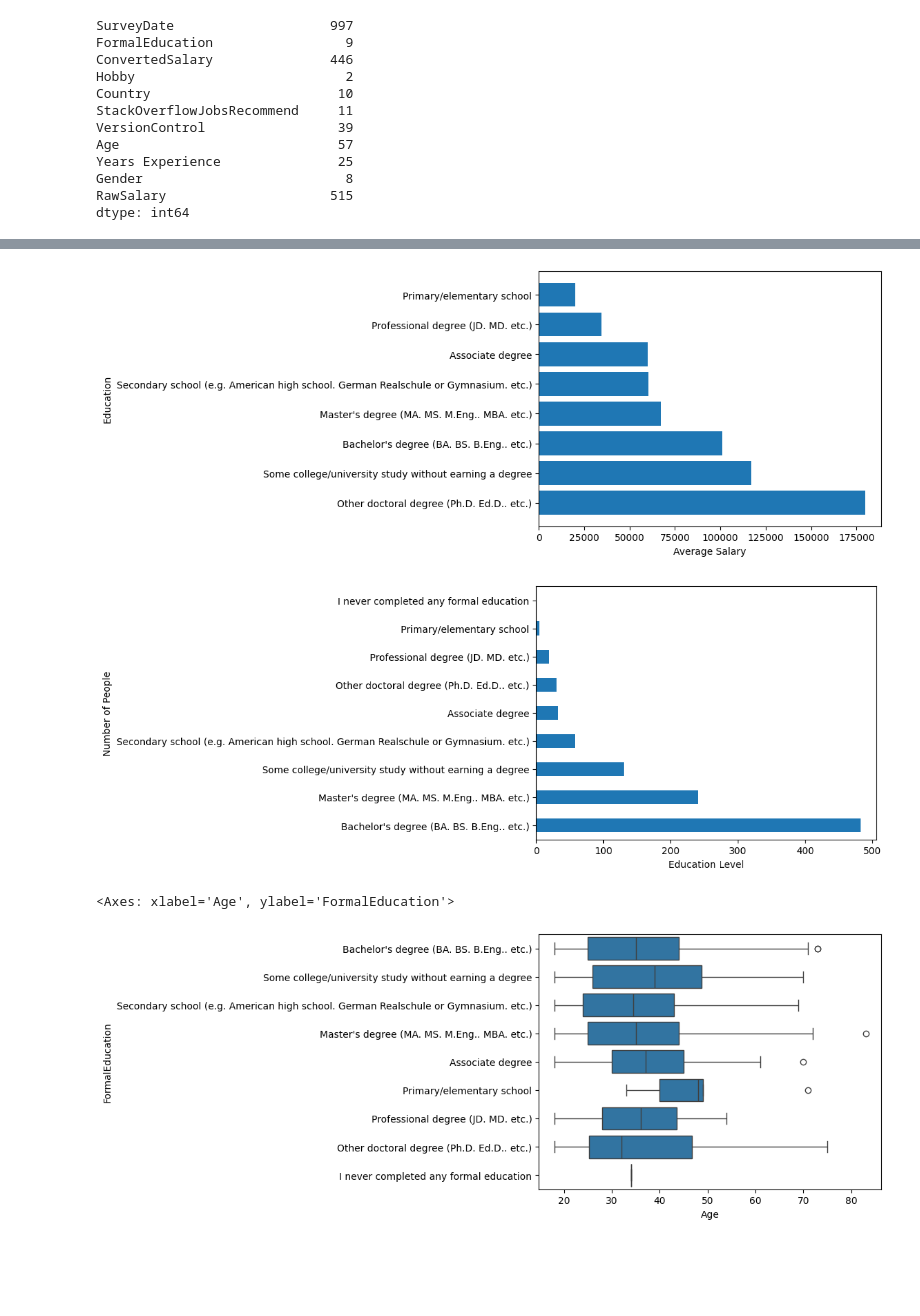
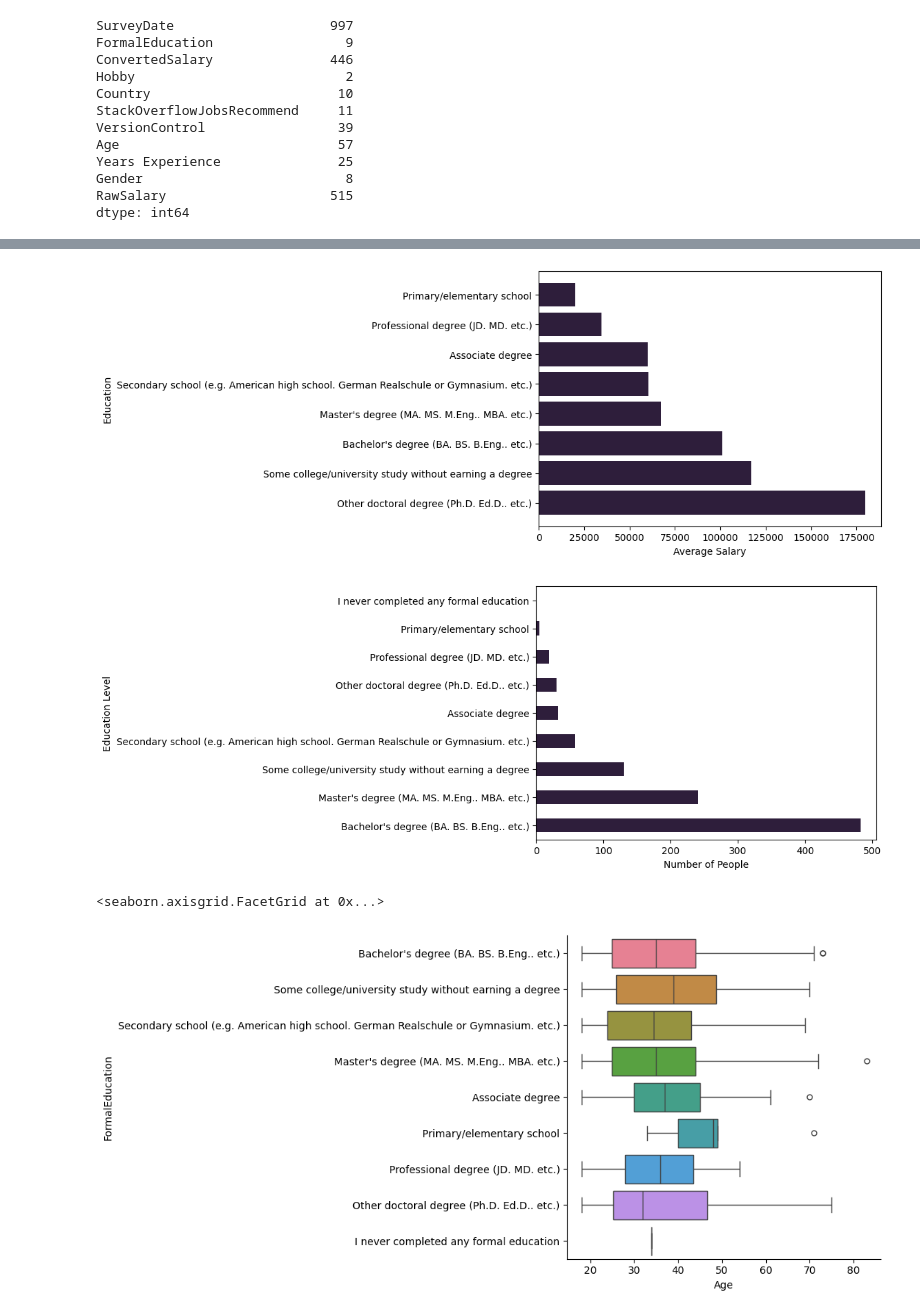
Before and after one commit to Ihaxxxx/Machine-Learning, a Jupyter notebook: Projects/stackoverflow/index.ipynb, the cells around one changed output, grey strips where cells are left out. Drawn from its saved outputs; the diff is of its cells as text; code cells hidden in the pictures; blank space fills up the shorter version.

```diff
--- a/Projects/stackoverflow/index.ipynb
+++ b/Projects/stackoverflow/index.ipynb
@@ -40,3 +41,6 @@ from sklearn.metrics import (
 # Preprocessing
 from sklearn.preprocessing import StandardScaler, LabelEncoder
 from sklearn.impute import SimpleImputer
+# %%
+sns.set_palette('mako')
+plt.ticklabel_format(style='plain', axis='y')
@@ -139,16 +193,16 @@ plt.xlabel("Average Salary")
 plt.ylabel("Education")
 plt.show()
 # %% [output]
-[figure, old version]
+[figure, new version]
 # %%
 stack_df['FormalEducation'].value_counts().plot(kind='barh')
-plt.xlabel("Education Level")
-plt.ylabel("Number of People")
+plt.ylabel("Education Level")
+plt.xlabel("Number of People")
 plt.show()
 # %% [output]
-[figure, old version]
+[figure, new version]
 # %%
-sns.boxplot(data=stack_df,x='Age',y='FormalEducation')
+sns.catplot(data=stack_df,x='Age',kind='box',hue='FormalEducation',y='FormalEducation')
 # %% [output]
-<Axes: xlabel='Age', ylabel='FormalEducation'>
+<seaborn.axisgrid.FacetGrid at 0x...>
-[figure, old version]
+[figure, new version]
```
Also changed, not shown: parts of 21 cells of this notebook, 1 other file.
